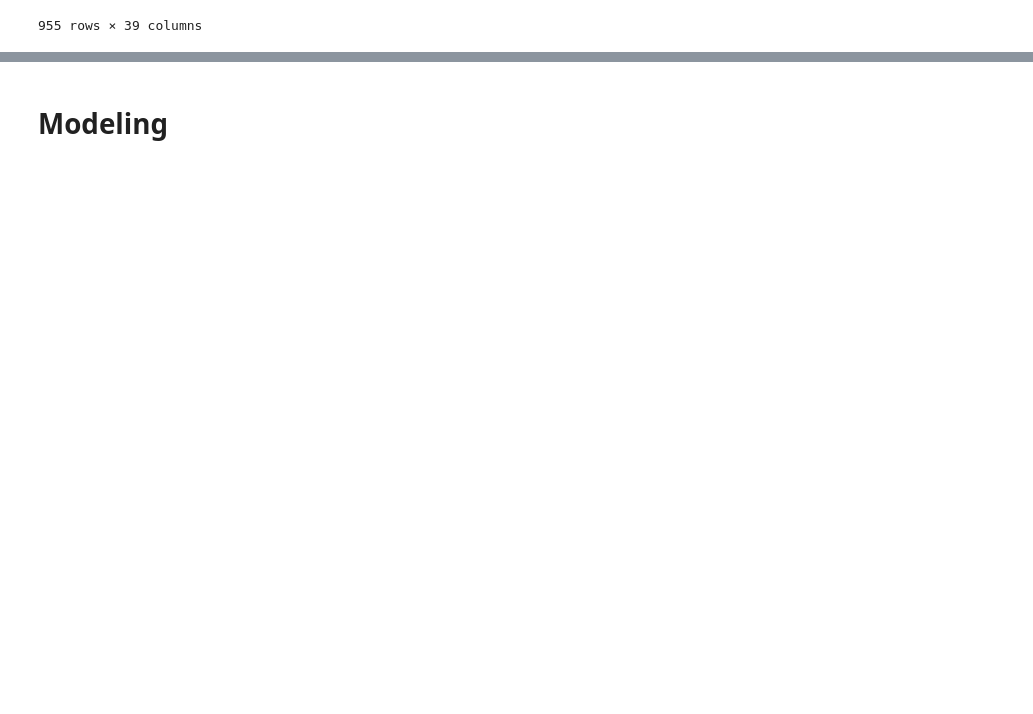
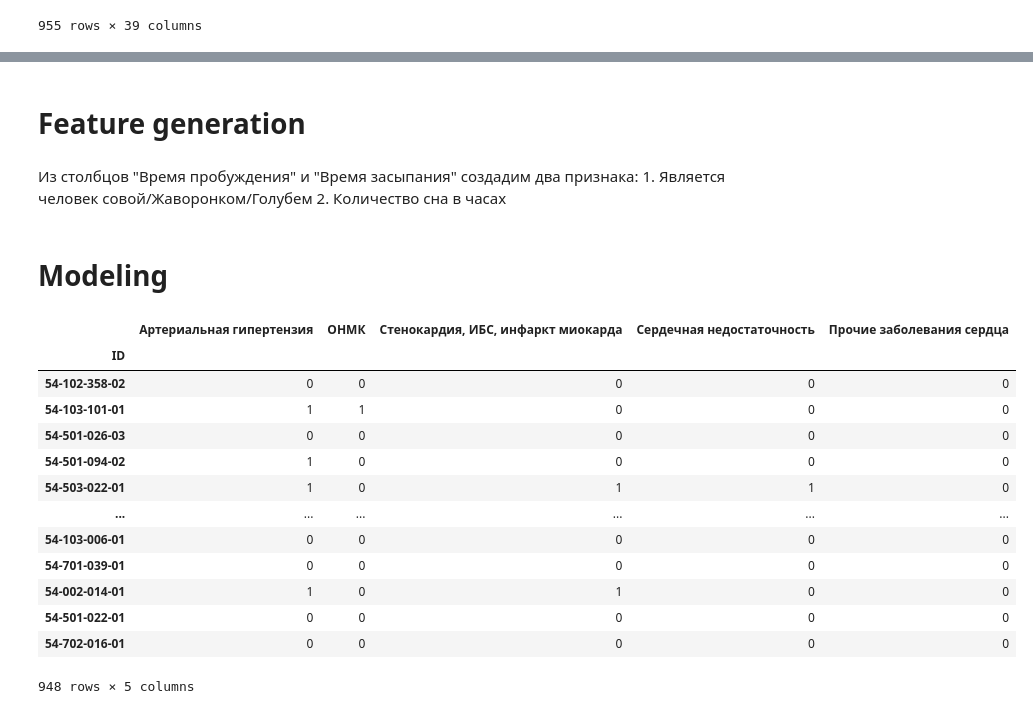
Before and after one commit to danek0100/ML-lab, a Jupyter notebook: notebooks/draft.ipynb, the cells around one changed output, grey strips where cells are left out. Cells and saved outputs as stored; diff of their text form; code cells hidden in the pictures; blank space fills up the shorter version.

```diff
--- a/notebooks/draft.ipynb
+++ b/notebooks/draft.ipynb
@@ -135,0 +210,4 @@ test = preprocess(test)
+# %% [markdown]
+# Feature generation
+# %% [markdown]
+ Из столбцов "Время пробуждения" и "Время засыпания" создадим два признака: 1. Является человек совой/Жаворонком/Голубем 2. Количество сна в часах
@@ -137,0 +281,4 @@ test = preprocess(test)
+# %%
+processed_data_path = '../data/processed/'
+train = pd.read_pickle(os.path.join(processed_data_path, 'data_for_train.pkl'))
+target = pd.read_pickle(os.path.join(processed_data_path, 'target_for_data_for_train.pkl'))
@@ -137,0 +289,17 @@ test = preprocess(test)
+# %%
+target
+# %% [output]
+|  | Артериальная гипертензия | ОНМК | Стенокардия, ИБС, инфаркт миокарда | Сердечная недостаточность | Прочие заболевания сердца |
+| ID |  |  |  |  |  |
+| 54-102-358-02 | 0 | 0 | 0 | 0 | 0 |
+| 54-103-101-01 | 1 | 1 | 0 | 0 | 0 |
+| 54-501-026-03 | 0 | 0 | 0 | 0 | 0 |
+| 54-501-094-02 | 1 | 0 | 0 | 0 | 0 |
+| 54-503-022-01 | 1 | 0 | 1 | 1 | 0 |
+| ... | ... | ... | ... | ... | ... |
+| 54-103-006-01 | 0 | 0 | 0 | 0 | 0 |
+| 54-701-039-01 | 0 | 0 | 0 | 0 | 0 |
+| 54-002-014-01 | 1 | 0 | 1 | 0 | 0 |
+| 54-501-022-01 | 0 | 0 | 0 | 0 | 0 |
+| 54-702-016-01 | 0 | 0 | 0 | 0 | 0 |
+948 rows × 5 columns
```
Also changed, not shown: parts of 28 cells of this notebook.
